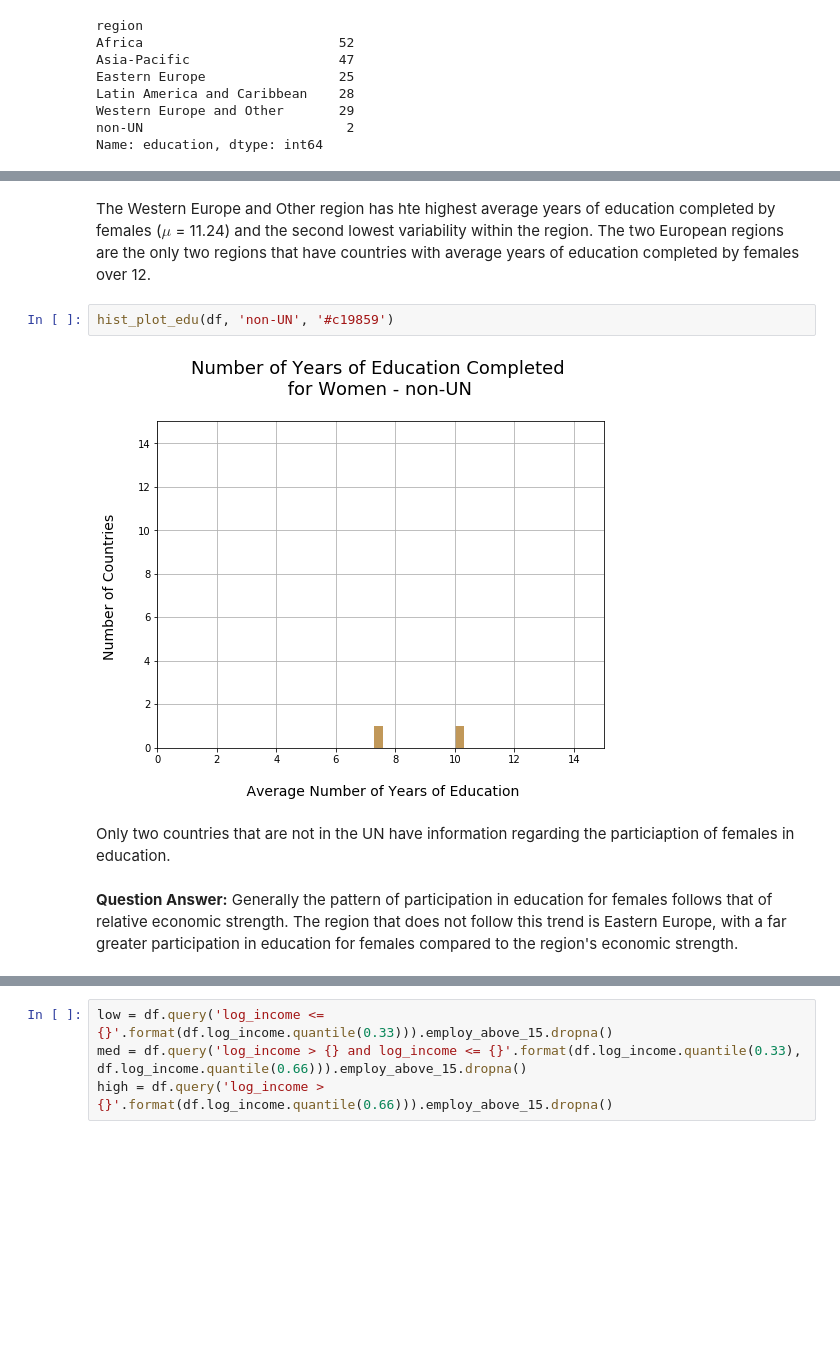
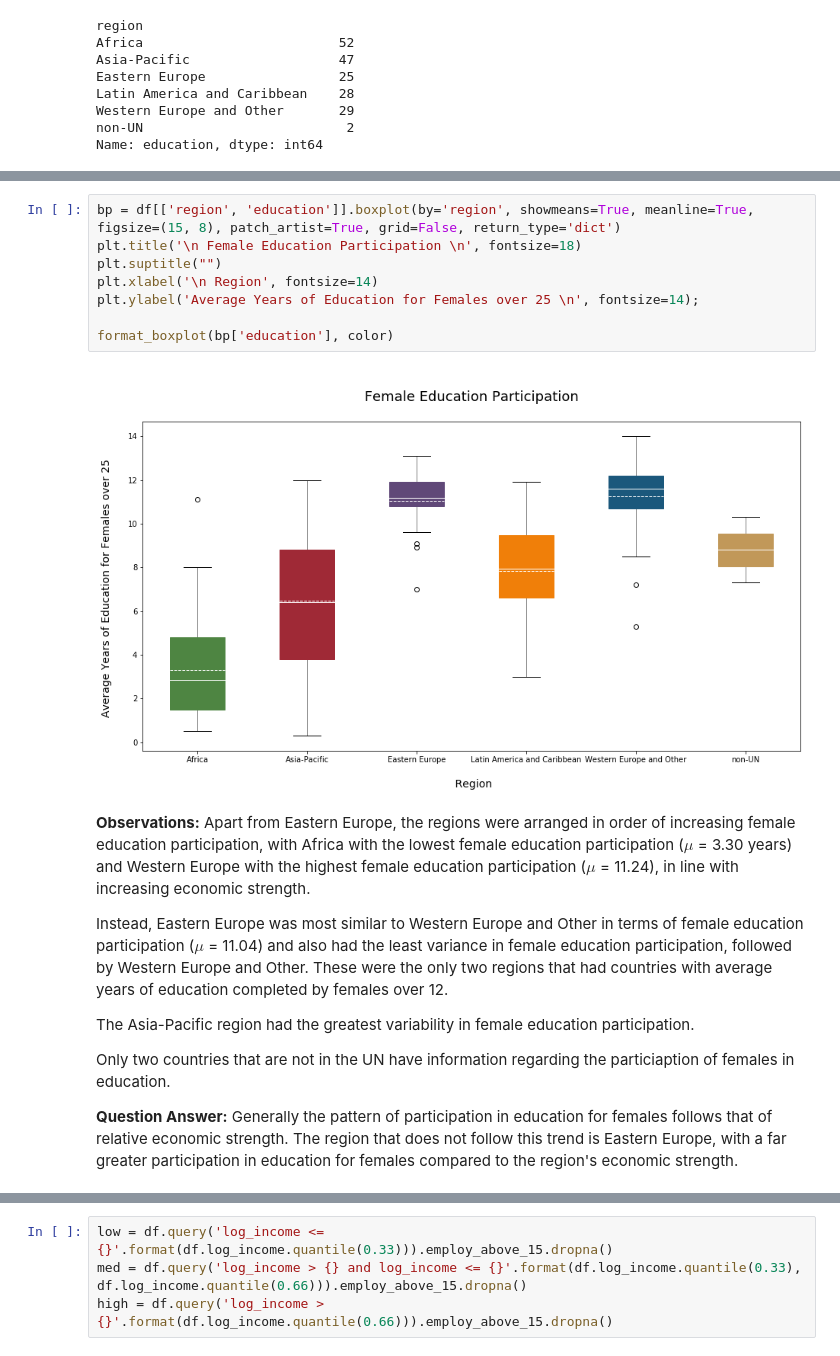
Before and after one commit to orunsh/DAND-Project-3, a Jupyter notebook: project-3.ipynb, the cells around one changed output, grey strips where cells are left out. Saved outputs shown, nothing was run; the diff lists cells and outputs as text; blank space fills up the shorter version.

```diff
--- a/project-3.ipynb
+++ b/project-3.ipynb
@@ -1586,13 +1571,23 @@ hist_plot_edu(df, 'Western Europe and Other', '#1b587c')
-# %% [markdown]
-The Western Europe and Other region has hte highest average years of education completed by females ($\mu$ = 11.24) and the second lowest variability within the region. The two European regions are the only two regions that have countries with average years of education completed by females over 12.
-# %%
-hist_plot_edu(df, 'non-UN', '#c19859')
-# %% [output]
-[figure, removed]
-# %% [markdown]
-Only two countries that are not in the UN have information regarding the particiaption of females in education.
-# %% [markdown]
-**Question Answer:** Generally the pattern of participation in education for females follows that of relative economic strength. The region that does not follow this trend is Eastern Europe, with a far greater participation in education for females compared to the region's economic strength.
+# %%
+bp = df[['region', 'education']].boxplot(by='region', showmeans=True, meanline=True, figsize=(15, 8), patch_artist=True, grid=False, return_type='dict')
+plt.title('\n Female Education Participation \n', fontsize=18)
+plt.suptitle("")
+plt.xlabel('\n Region', fontsize=14)
+plt.ylabel('Average Years of Education for Females over 25 \n', fontsize=14);
+
+format_boxplot(bp['education'], color)
+# %% [output]
+[figure, added]
+# %% [markdown]
+**Observations:** Apart from Eastern Europe, the regions were arranged in order of increasing female education participation, with Africa with the lowest female education participation ($\mu$ = 3.30 years) and Western Europe with the highest female education participation ($\mu$ = 11.24), in line with increasing economic strength.
+
+Instead, Eastern Europe was most similar to Western Europe and Other in terms of female education participation ($\mu$ = 11.04) and also had the least variance in female education participation, followed by Western Europe and Other. These were the only two regions that had countries with average years of education completed by females over 12.
+
+The Asia-Pacific region had the greatest variability in female education participation.
+
+Only two countries that are not in the UN have information regarding the particiaption of females in education.
+
+**Question Answer:** Generally the pattern of participation in education for females follows that of relative economic strength. The region that does not follow this trend is Eastern Europe, with a far greater participation in education for females compared to the region's economic strength.
 # %% [markdown]
 ### Research Question 4: Does the data support a theory of a U-shaped relationship between FLFP and economic strength?
 
```
Also changed, not shown: parts of 121 cells of this notebook, 1 other file.
